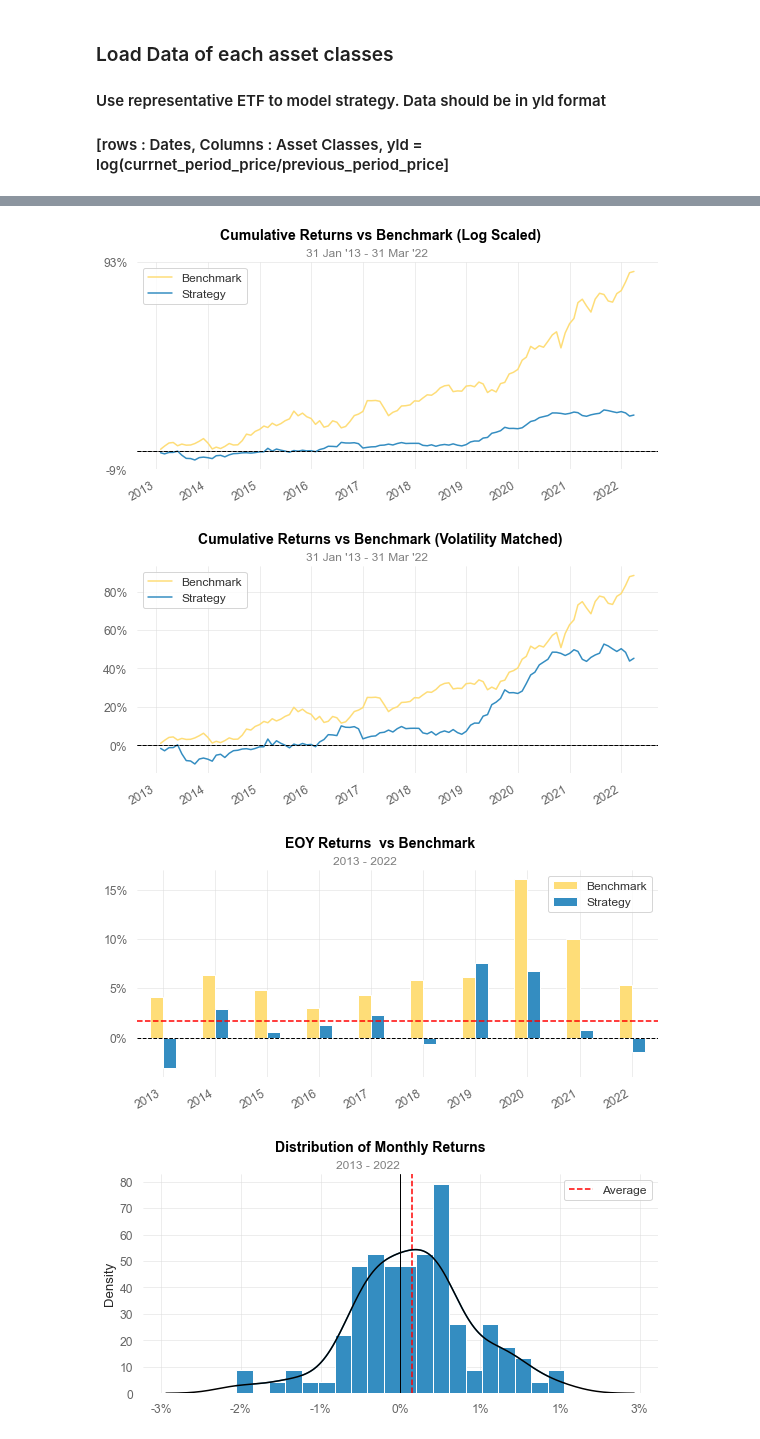
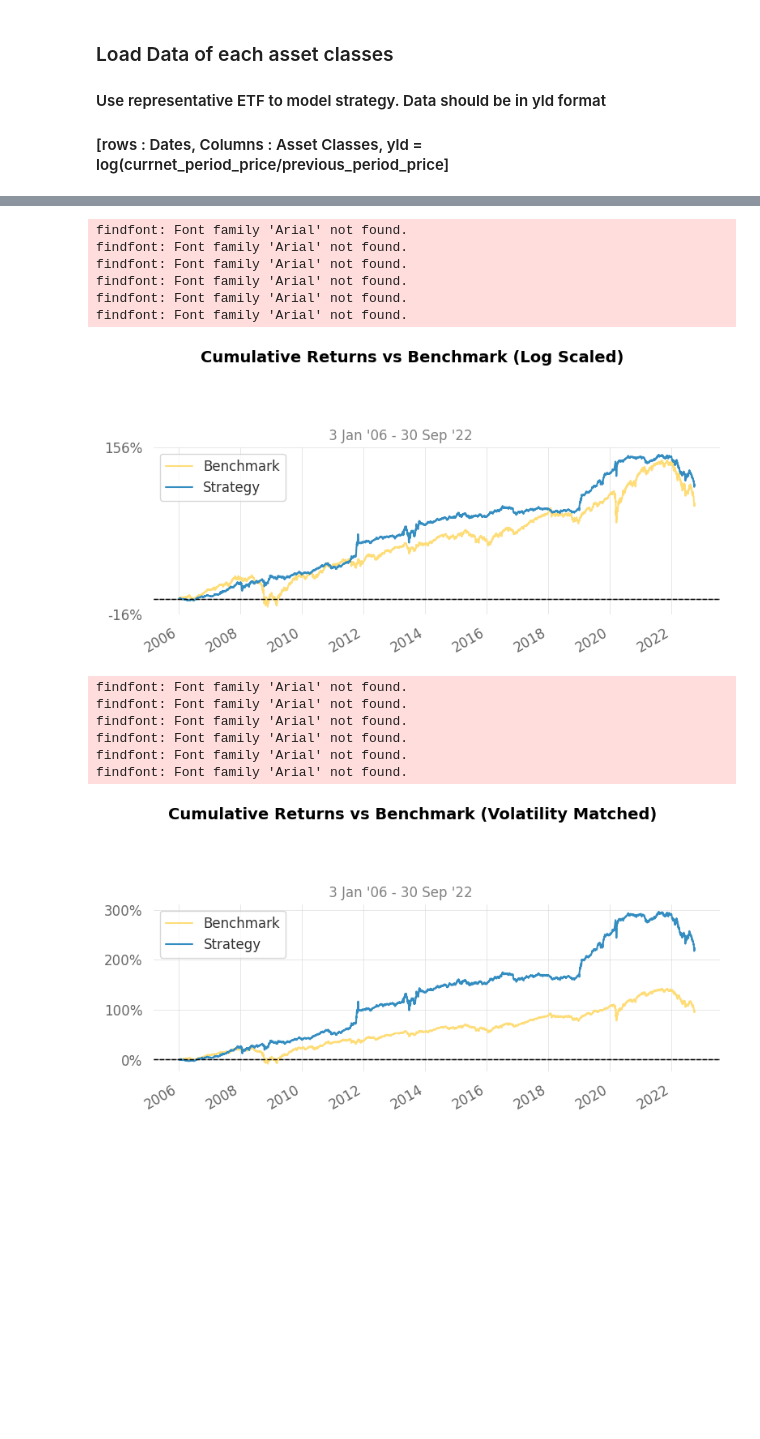
Before and after one commit to QuhiQuhihi/project_Asset_Allocation, a Jupyter notebook: 06_vigilant_asset_allocation_with_momentum.ipynb, the cells around one changed output, grey strips where cells are left out. Drawn from its saved outputs; the diff is of its cells as text; code cells hidden in the pictures; blank space fills up the shorter version.

```diff
--- a/06_vigilant_asset_allocation_with_momentum.ipynb
+++ b/06_vigilant_asset_allocation_with_momentum.ipynb
@@ -20,22 +225,14 @@ import quantstats
 # %%
-asset_class_ticker =[
+custom_universe =[
     # Offensive Assets
-    "IVV",  # iShares Core S&P 500 ETF                              2000-05-15
-    "VEA",  # Vanguard FTSE Developed Markets ETF                   2007-07-02
-    "VWO",  # Vanguard FTSE Emerging Markets ETF                    2005-03-04
+    "SPY",  # iShares Core S&P 500 ETF                              2000-05-15
+    "EFA",  # iShares MSCI EAFE ETF                                 2001-08-02
+    "EEM",  # iShares MSCI Emerging Markets ETF                     2003-04-07
     "LQD",  # iShares iBoxx $ Investment Grade Corporate Bond ETF   2002-07-22
 
     # Defensive Assets
     "SHY",  # iShares 1-3 Year Treasury Bond ETF                    2002-07-22
-    "IEI",  # iShares 3-7 Year Treasury Bond ETF                    2007-01-05
-    "BND",  # iShares 7-10 Year Treasury Bond ETF                   2002-07-22
-    "TIP",  # iShares TIPS Bond ETF                                 2003-12-04
+    "AGG",  # iShares Core U.S. Aggregate Bond ETF                  2003-09-02
+    "IEF",  # iShares 7-10 Year Treasury Bond ETF                   2002-07-22
+    "TIP"   # iShares TIPS Bond ETF                                 2003-12-04
     ]
-
-bm_class_ticker =[
-    "VTI", # Vanguard Total Stock Market ETF                        2001-05-24
-    "TLT", # iShares 20+ Year Treasury Bond ETF                     2002-07-22
-    "IEI", # iShares 3-7 Year Treasury Bond ETF                     2007-01-05
-    "GLD", # SPDR Gold Trust                                        2004-11-18
-    "GSG"  # iShares S&P GSCI Commodity Indexed Trust               2006-07-10
-                    ]
@@ -285,0 +239,6 @@ quantstats.reports.plots(returns = rebal_strategy.loc[ : , 'strategy_return'],be
+# %%
+engine = BacktestEngine(yfinance_list=custom_universe, fred_list=[], market_fred_list=[])
+vaa = VAA(engine.cache)
+engine.run_backtest(target_generator=vaa, sdate=start_date, edate=end_date, transaction_cost=cost)
+myasset = engine.asset_df.sum(axis=1)
+myasset
@@ -285,0 +262,3 @@ quantstats.reports.plots(returns = rebal_strategy.loc[ : , 'strategy_return'],be
+# %%
+myasset = engine.asset_df.sum(axis=1)
+myasset
@@ -285,0 +284,6 @@ quantstats.reports.plots(returns = rebal_strategy.loc[ : , 'strategy_return'],be
+# %%
+bm_engine = BacktestEngine(yfinance_list=custom_universe)
+equal_weight = EqualWeightGenerator(bm_engine.cache)
+bm_engine.run_backtest(target_generator=equal_weight, sdate=start_date, edate=end_date, transaction_cost=cost)
+benchmark1 = bm_engine.asset_df.sum(axis=1)
+benchmark1
@@ -286,5 +307,5 @@ quantstats.reports.plots(returns = rebal_strategy.loc[ : , 'strategy_return'],be
 # %%
-quantstats.reports.full(returns = rebal_strategy.loc[ : , 'strategy_return'],benchmark = rebal_strategy.loc[ :, 'benchmark_return'],)
+quantstats.reports.full(returns=myasset, benchmark=benchmark1)
 # %% [output]
 Performance Metrics
                            Strategy    Benchmark
@@ -317,4 +344,14 @@ Strategy Visualization
+findfont: Font family 'Arial' not found.
+findfont: Font family 'Arial' not found.
+findfont: Font family 'Arial' not found.
+findfont: Font family 'Arial' not found.
+findfont: Font family 'Arial' not found.
+findfont: Font family 'Arial' not found.
-[figure, old version]
+[figure, new version]
+findfont: Font family 'Arial' not found.
+findfont: Font family 'Arial' not found.
+findfont: Font family 'Arial' not found.
+findfont: Font family 'Arial' not found.
+findfont: Font family 'Arial' not found.
+findfont: Font family 'Arial' not found.
-[figure, old version]
+[figure, new version]
-[figure, removed]
-[figure, removed]
```
Also changed, not shown: parts of 28 cells of this notebook.
